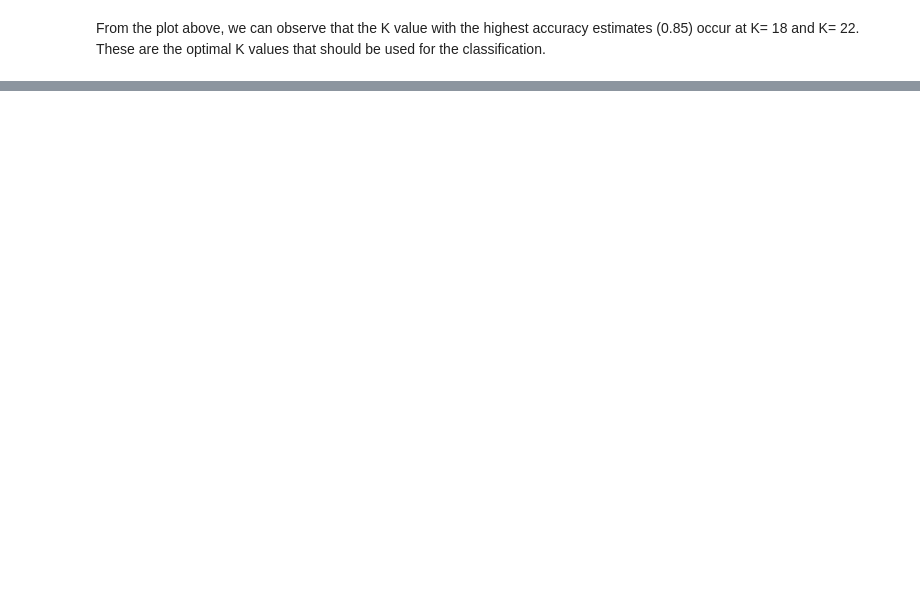
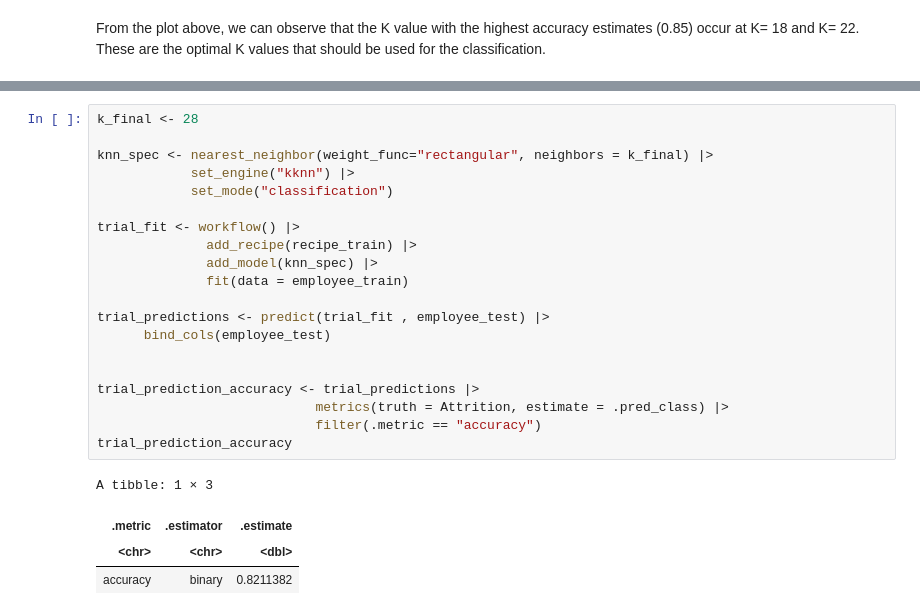
Before and after one commit to Chadha-Bhavya/DSCI-100-Group-Project, a Jupyter notebook: Group_project_report.ipynb, the cells around one changed output, grey strips where cells are left out. Drawn from its saved outputs; the diff is of its cells as text; blank space fills up the shorter version.

Commit message:
Did the prediction using the K provided

```diff
--- a/Group_project_report.ipynb
+++ b/Group_project_report.ipynb
@@ -197,0 +208,25 @@ occur at K= 18 and K= 22. These are the optimal K values that should be used for
+# %%
+k_final <- 28
+
+knn_spec <- nearest_neighbor(weight_func="rectangular", neighbors = k_final) |>
+            set_engine("kknn") |>
+            set_mode("classification")
+
+trial_fit <- workflow() |>
+              add_recipe(recipe_train) |>
+              add_model(knn_spec) |>
+              fit(data = employee_train)
+
+trial_predictions <- predict(trial_fit , employee_test) |>
+      bind_cols(employee_test)
+
+
+trial_prediction_accuracy <- trial_predictions |>
+                            metrics(truth = Attrition, estimate = .pred_class) |>
+                            filter(.metric == "accuracy")
+trial_prediction_accuracy
+# %% [output]
+A tibble: 1 × 3
+| .metric | .estimator | .estimate |
+| <chr> | <chr> | <dbl> |
+| accuracy | binary | 0.8211382 |
```
Also changed, not shown: parts of 5 cells of this notebook.
